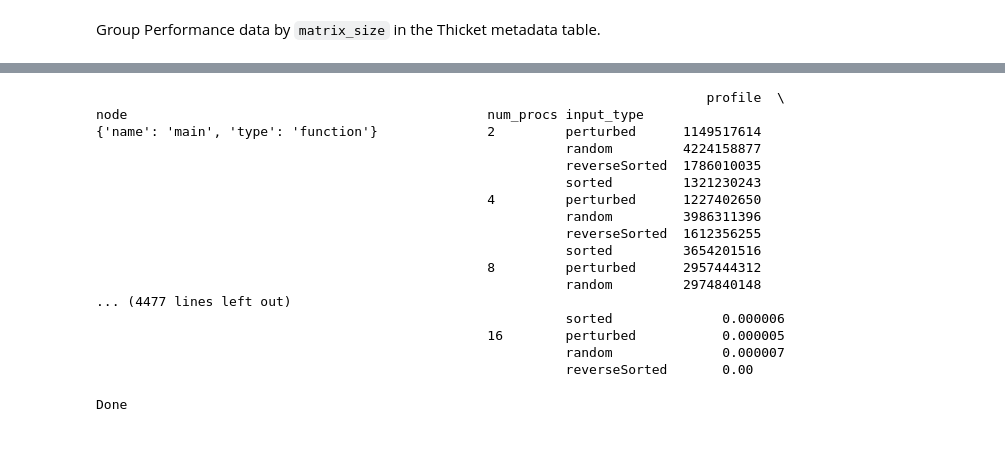
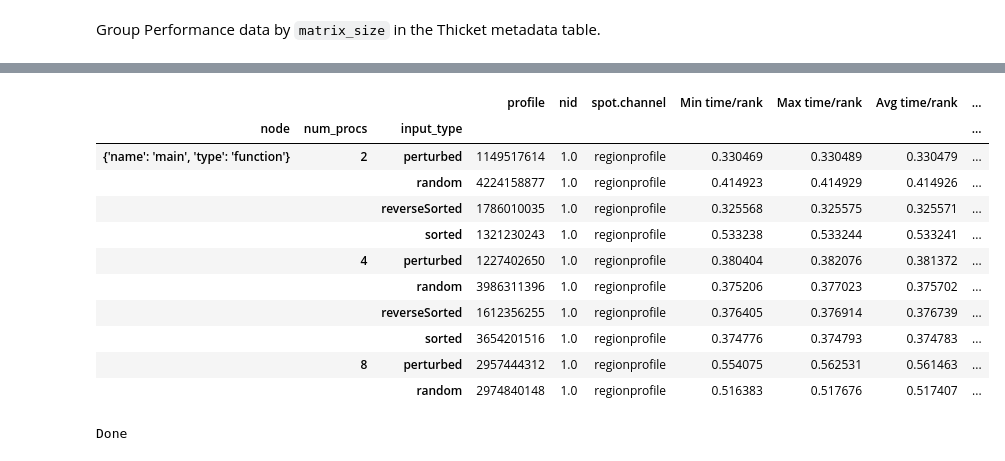
Before and after one commit to adityajbir/Parallel_Computing_Project_2024, a Jupyter notebook: MPI_Builds/project_analysis.ipynb, the cells around one changed output, grey strips where cells are left out. Drawn from its saved outputs; the diff is of its cells as text; code cells hidden in the pictures.

```diff
--- a/MPI_Builds/project_analysis.ipynb
+++ b/MPI_Builds/project_analysis.ipynb
@@ -81,23 +73,18 @@ tk.dataframe.head(20)
 # %%
-tk.dataframe.xs(2**16, level='input_size') #Testing
+tk.dataframe.xs(2**16, level='input_size').head(10) #Testing
 # %% [output]
-                                                                              profile  \
-node                                              num_procs input_type
-{'name': 'main', 'type': 'function'}              2         perturbed      1149517614
-                                                            random         4224158877
-                                                            reverseSorted  1786010035
-                                                            sorted         1321230243
-                                                  4         perturbed      1227402650
-                                                            random         3986311396
-                                                            reverseSorted  1612356255
-                                                            sorted         3654201516
-                                                  8         perturbed      2957444312
-                                                            random         2974840148
-... (4477 lines left out)
-                                                            sorted              0.000006
-                                                  16        perturbed           0.000005
-                                                            random              0.000007
-                                                            reverseSorted       0.00
+|  |  |  | profile | nid | spot.channel | Min time/rank | Max time/rank | Avg time/rank | ... |
+| node | num_procs | input_type |  |  |  |  |  |  | ... |
+| {'name': 'main', 'type': 'function'} | 2 | perturbed | 1149517614 | 1.0 | regionprofile | 0.330469 | 0.330489 | 0.330479 | ... |
+|  |  | random | 4224158877 | 1.0 | regionprofile | 0.414923 | 0.414929 | 0.414926 | ... |
+|  |  | reverseSorted | 1786010035 | 1.0 | regionprofile | 0.325568 | 0.325575 | 0.325571 | ... |
+|  |  | sorted | 1321230243 | 1.0 | regionprofile | 0.533238 | 0.533244 | 0.533241 | ... |
+|  | 4 | perturbed | 1227402650 | 1.0 | regionprofile | 0.380404 | 0.382076 | 0.381372 | ... |
+|  |  | random | 3986311396 | 1.0 | regionprofile | 0.375206 | 0.377023 | 0.375702 | ... |
+|  |  | reverseSorted | 1612356255 | 1.0 | regionprofile | 0.376405 | 0.376914 | 0.376739 | ... |
+|  |  | sorted | 3654201516 | 1.0 | regionprofile | 0.374776 | 0.374793 | 0.374783 | ... |
+|  | 8 | perturbed | 2957444312 | 1.0 | regionprofile | 0.554075 | 0.562531 | 0.561463 | ... |
+|  |  | random | 2974840148 | 1.0 | regionprofile | 0.516383 | 0.517676 | 0.517407 | ... |
 # %%
 # Define common variables
 processes = [2, 4, 8, 16, 32, 64, 128, 256, 512]
```
Also changed, not shown: parts of 6 cells of this notebook.
